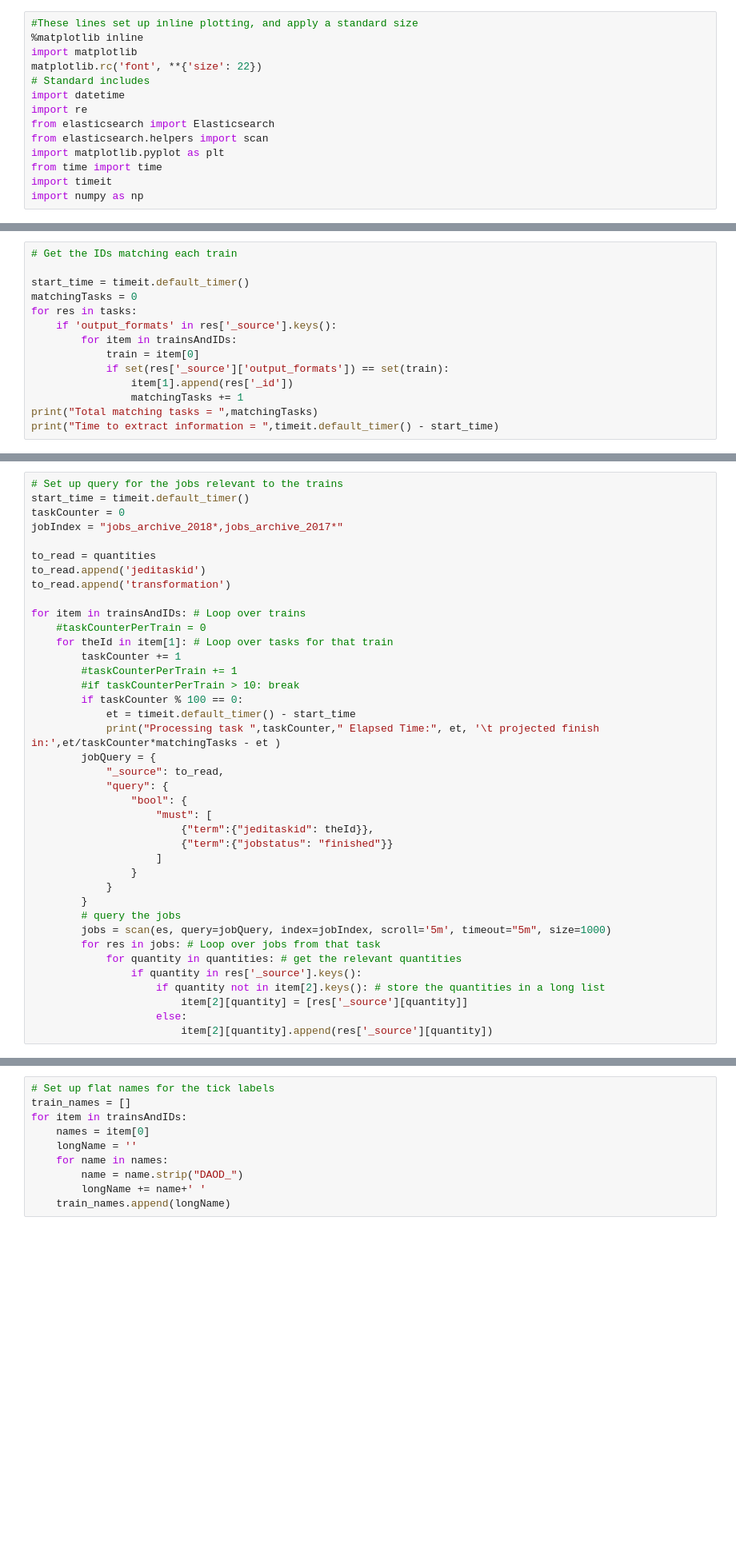
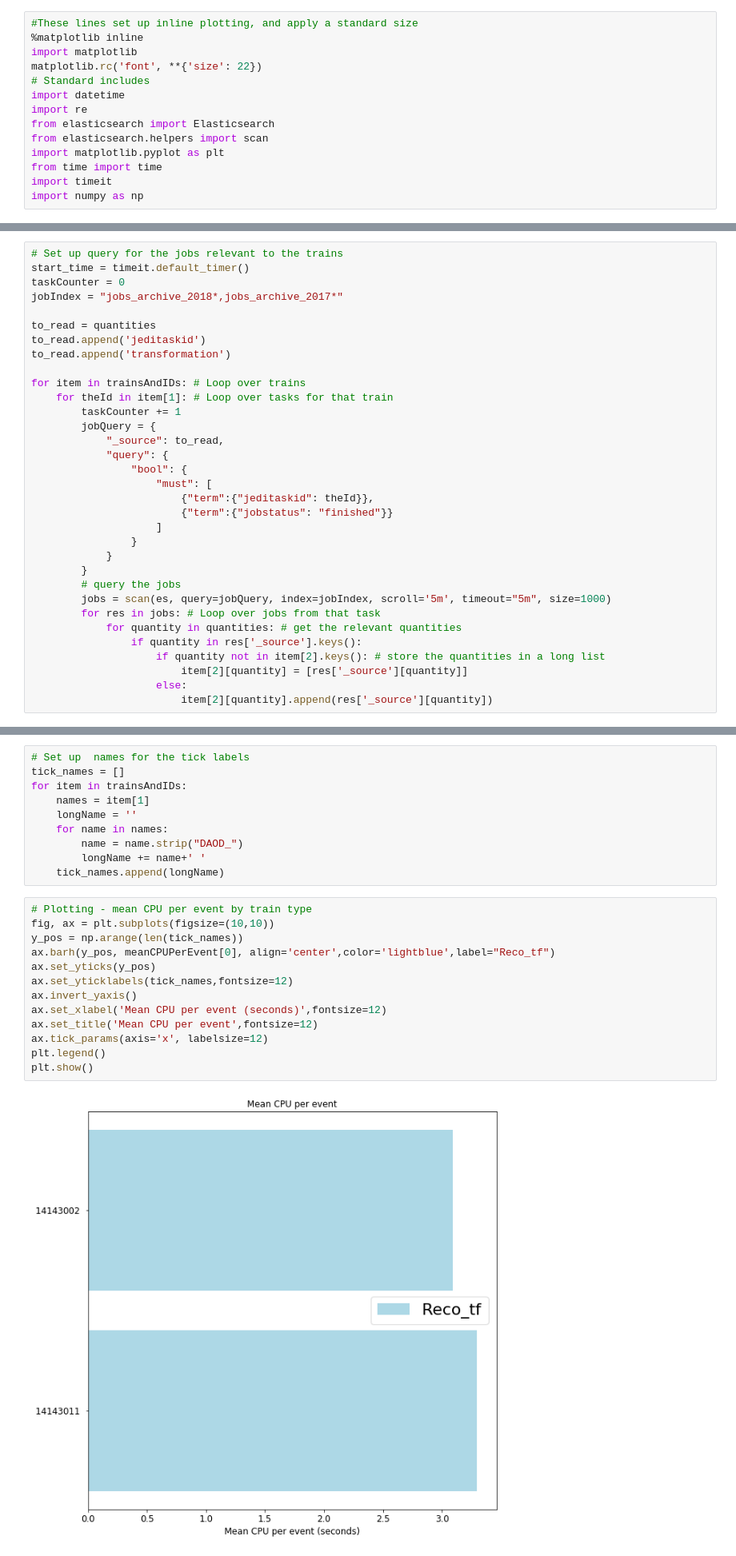
Before and after one commit to ATLAS-Analytics/AnalyticsNotebooks, a Jupyter notebook: JamesCatmore/TrainAnalytics_v2.ipynb, the cells around one changed output, grey strips where cells are left out. Shown: that part at 80% size. Cells and saved outputs as stored; diff of their text form; blank space fills up the shorter version.

```diff
--- a/JamesCatmore/TrainAnalytics_v2.ipynb
+++ b/JamesCatmore/TrainAnalytics_v2.ipynb
@@ -78,15 +47 @@ trainsAndIDs = [
 ]
-# %%
-# Get the IDs matching each train
-
-start_time = timeit.default_timer()
-matchingTasks = 0
-for res in tasks:
-    if 'output_formats' in res['_source'].keys():
-        for item in trainsAndIDs:
-            train = item[0]
-            if set(res['_source']['output_formats']) == set(train):
-                item[1].append(res['_id'])
-                matchingTasks += 1
-print("Total matching tasks = ",matchingTasks)
-print("Time to extract information = ",timeit.default_timer() - start_time)
@@ -104,14 +56,8 @@ to_read.append('jeditaskid')
 to_read.append('transformation')
 
 for item in trainsAndIDs: # Loop over trains
-    #taskCounterPerTrain = 0
     for theId in item[1]: # Loop over tasks for that train
         taskCounter += 1
-        #taskCounterPerTrain += 1
-        #if taskCounterPerTrain > 10: break
-        if taskCounter % 100 == 0:
-            et = timeit.default_timer() - start_time
-            print("Processing task ",taskCounter," Elapsed Time:", et, '\t projected finish in:',et/taskCounter*matchingTasks - et )
         jobQuery = {
             "_source": to_read,
             "query": {
@@ -252,11 +178,26 @@ KeyError: 'cpuconsumptiontime'
 # %%
-# Set up flat names for the tick labels
-train_names = []
+# Set up  names for the tick labels
+tick_names = []
 for item in trainsAndIDs:
-    names = item[0]
+    names = item[1]
     longName = ''
     for name in names:
         name = name.strip("DAOD_")
         longName += name+' '
-    train_names.append(longName)
+    tick_names.append(longName)
+# %%
+# Plotting - mean CPU per event by train type
+fig, ax = plt.subplots(figsize=(10,10))
+y_pos = np.arange(len(tick_names))
+ax.barh(y_pos, meanCPUPerEvent[0], align='center',color='lightblue',label="Reco_tf")
+ax.set_yticks(y_pos)
+ax.set_yticklabels(tick_names,fontsize=12)
+ax.invert_yaxis()
+ax.set_xlabel('Mean CPU per event (seconds)',fontsize=12)
+ax.set_title('Mean CPU per event',fontsize=12)
+ax.tick_params(axis='x', labelsize=12)
+plt.legend()
+plt.show()
+# %% [output]
+[figure, added]
 # %%
```
Also changed, not shown: parts of 19 cells of this notebook, 24 other files.
